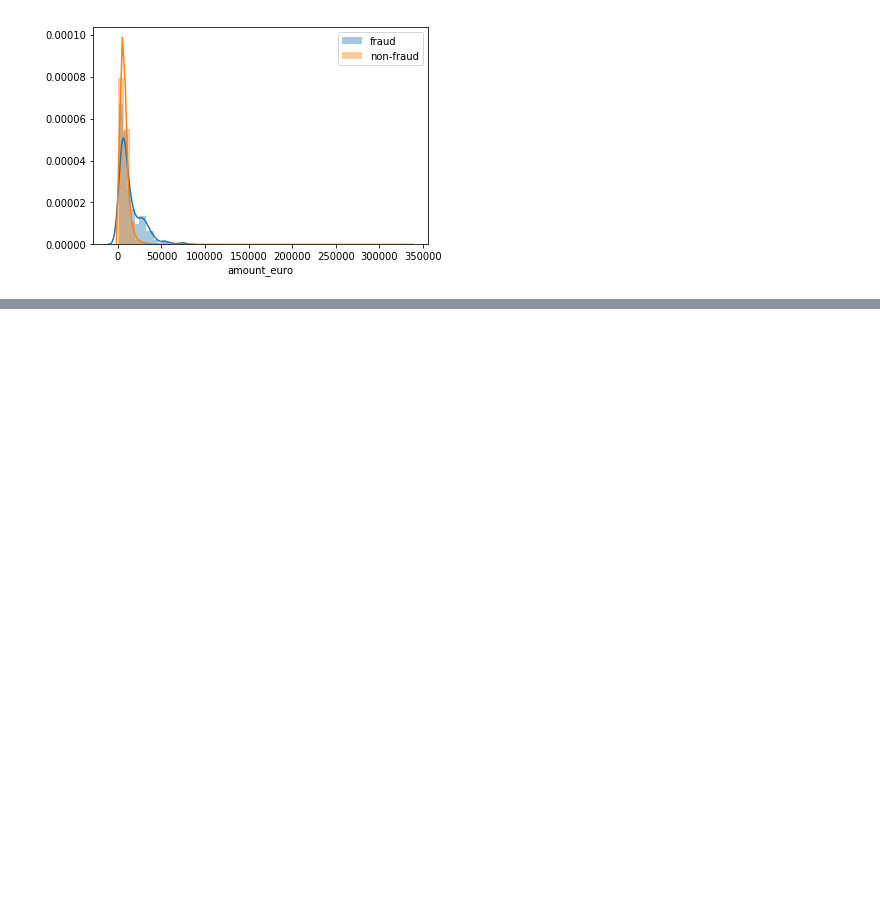
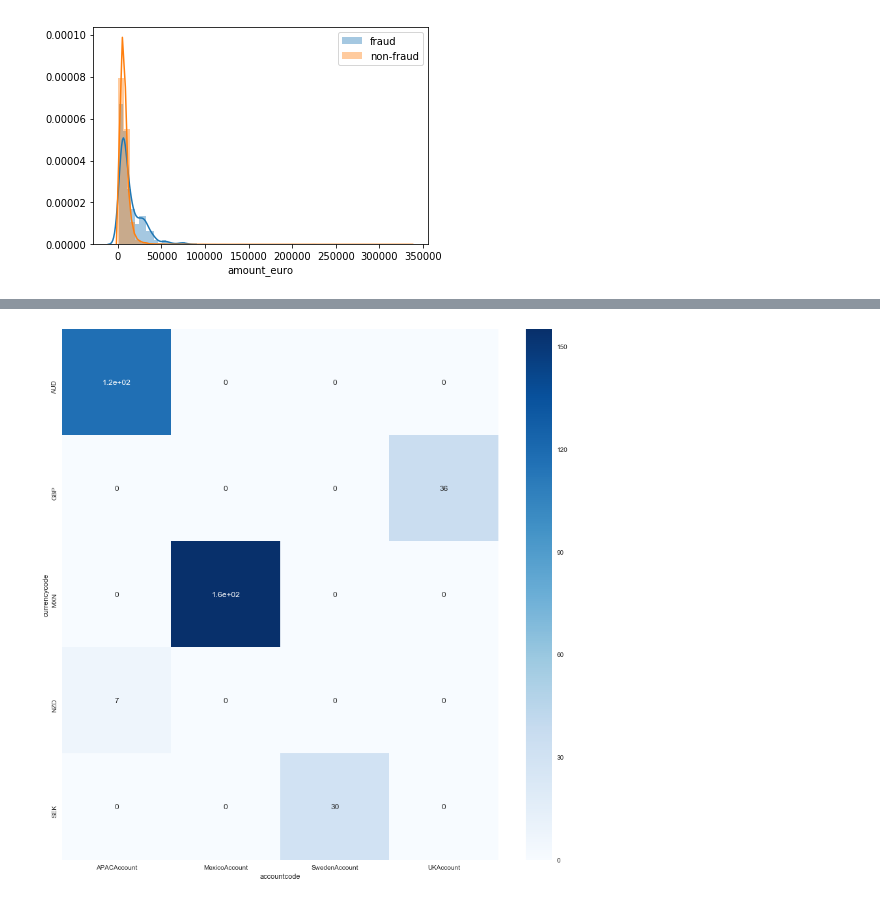
Before and after one commit to enreina/cs4035-lab, a Jupyter notebook: lab1/fraud_detection.ipynb, the cells around one changed output, grey strips where cells are left out. Saved outputs shown, nothing was run; the diff lists cells and outputs as text; code cells hidden in the pictures; blank space fills up the shorter version.

```diff
--- a/lab1/fraud_detection.ipynb
+++ b/lab1/fraud_detection.ipynb
@@ -230,0 +235,40 @@ data_preproc.loc[(data_preproc['issuercountrycode'] != data_preproc['shoppercoun
+# %%
+import itertools
+
+def fraud_heatmap(column_name_a, column_name_b, frac=True):
+    # column_name_a = 'currencycode'
+    # column_name_b = 'accountcode'
+
+    x_axis = list(set(data_preproc[column_name_a]))
+    y_axis = list(set(data_preproc[column_name_b]))
+    values = []
+
+    length_x = len(x_axis)
+    length_y = len(y_axis)
+    x_axis = np.repeat(x_axis, length_y)
+    y_axis = y_axis*length_x
+
+
+    for combination in zip(x_axis, y_axis):
+        # number of fraud
+        num_fraud = len(fraud.loc[(fraud[column_name_a] == combination[0]) & (fraud[column_name_b] == combination[1])])
+        num_total = len(data_preproc.loc[(data_preproc[column_name_a] == combination[0]) & (data_preproc[column_name_b] == combination[1])])
+
+        if frac:
+            if num_total == 0:
+                values.append(0)
+            else:
+                values.append(num_fraud / float(num_total))
+        else:
+            values.append(num_fraud)
+
+    df = pd.DataFrame({column_name_a: x_axis, column_name_b: y_axis, 'value': values })
+
+    # plot it
+    df_wide=df.pivot_table( index=column_name_a, columns=column_name_b, values='value' )
+    sns.set(rc={"figure.figsize": (15, 15)})
+    sns.heatmap( df_wide, cmap="Blues", annot=True)
+# %%
+fraud_heatmap('currencycode', 'accountcode', frac=False) # change the two column names and play around with it
+# %% [output]
+[figure, added]
```
Also changed, not shown: parts of 8 cells of this notebook.
